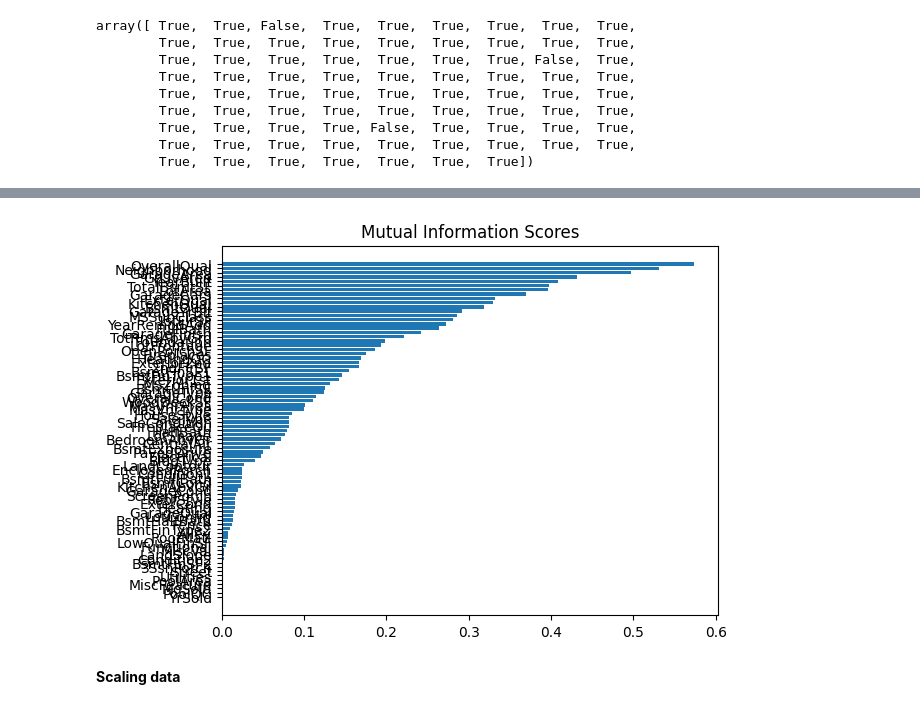
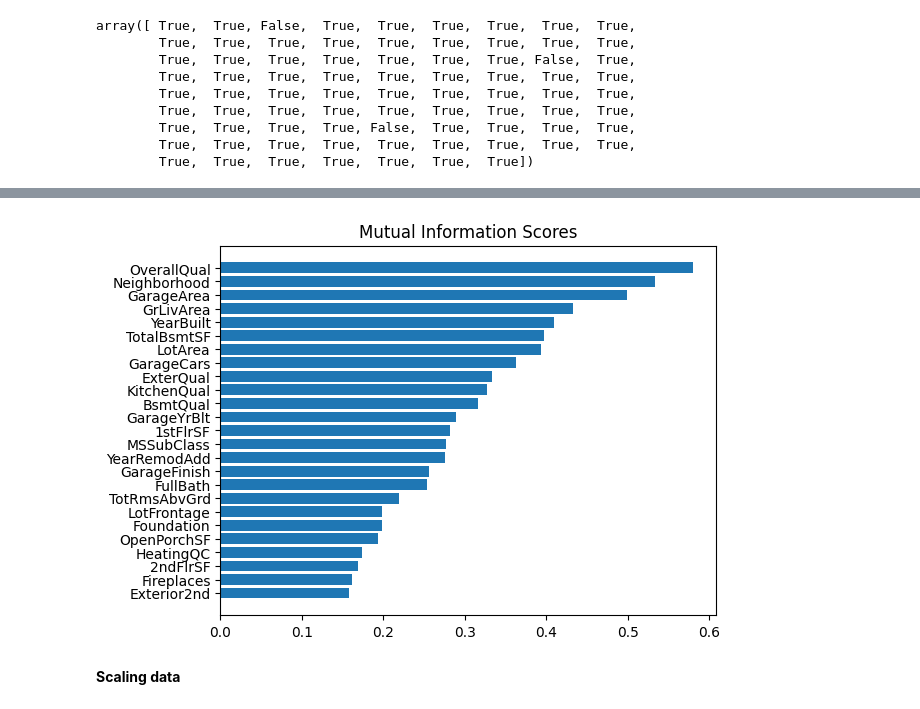
Before and after one commit to PaoloCarlevero/portfolio, a Jupyter notebook: python/house_prices/house_prices.ipynb, the cells around one changed output, grey strips where cells are left out. Cells and saved outputs as stored; diff of their text form; code cells hidden in the pictures.

```diff
--- a/python/house_prices/house_prices.ipynb
+++ b/python/house_prices/house_prices.ipynb
@@ -325,15 +343,15 @@ array([5.73874719e-01, 5.31196103e-01, 4.97353877e-01, 4.31228734e-01,
 # %%
 def plot_mi_scores(mi_scores):
     mi_scores = mi_scores.sort_values(ascending=True)
     width = np.arange(len(mi_scores))
     ticks = list(mi_scores.index)
     plt.barh(width, mi_scores)
     plt.yticks(width, ticks)
     plt.title("Mutual Information Scores")
 
-plot_mi_scores(mi_scores)
+plot_mi_scores(mi_scores.nlargest(25))
 # %% [output]
-[figure, old version]
+[figure, new version]
 # %% [markdown]
 **Scaling data**
 # %%
```
Also changed, not shown: parts of 12 cells of this notebook.
